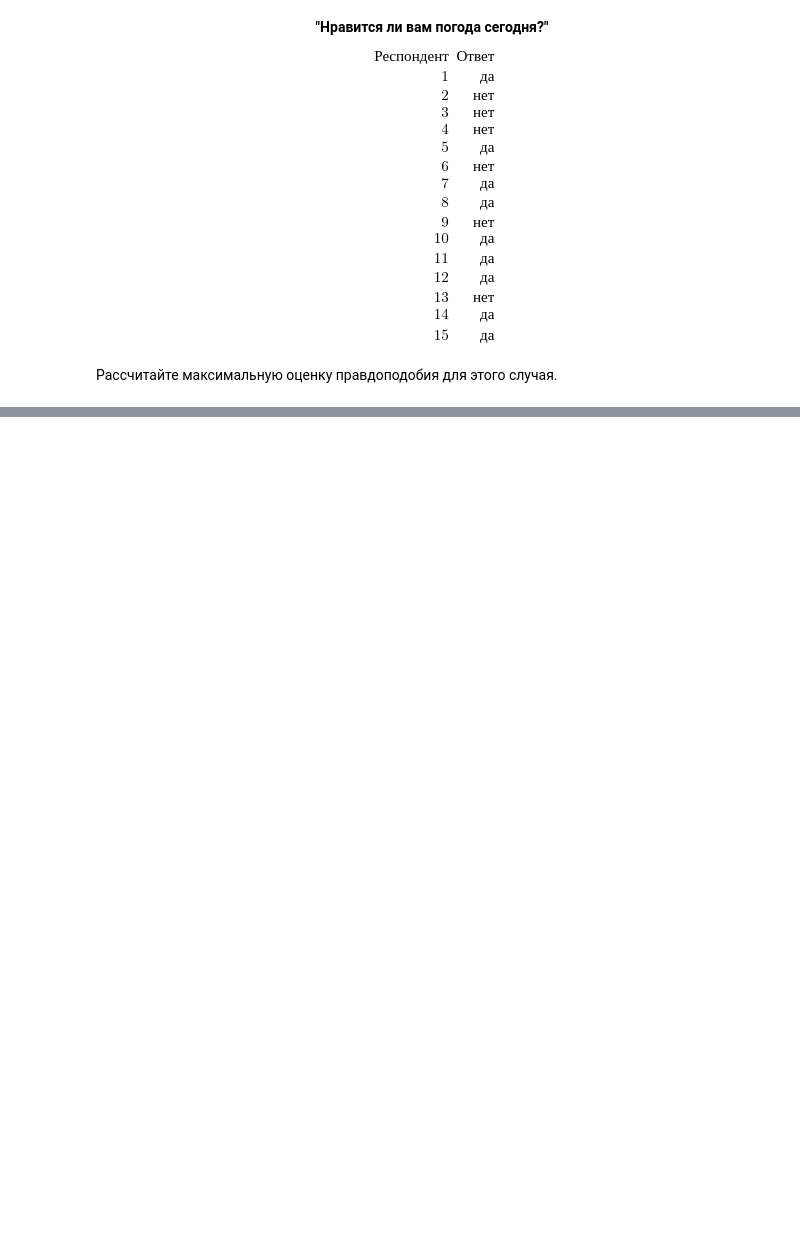
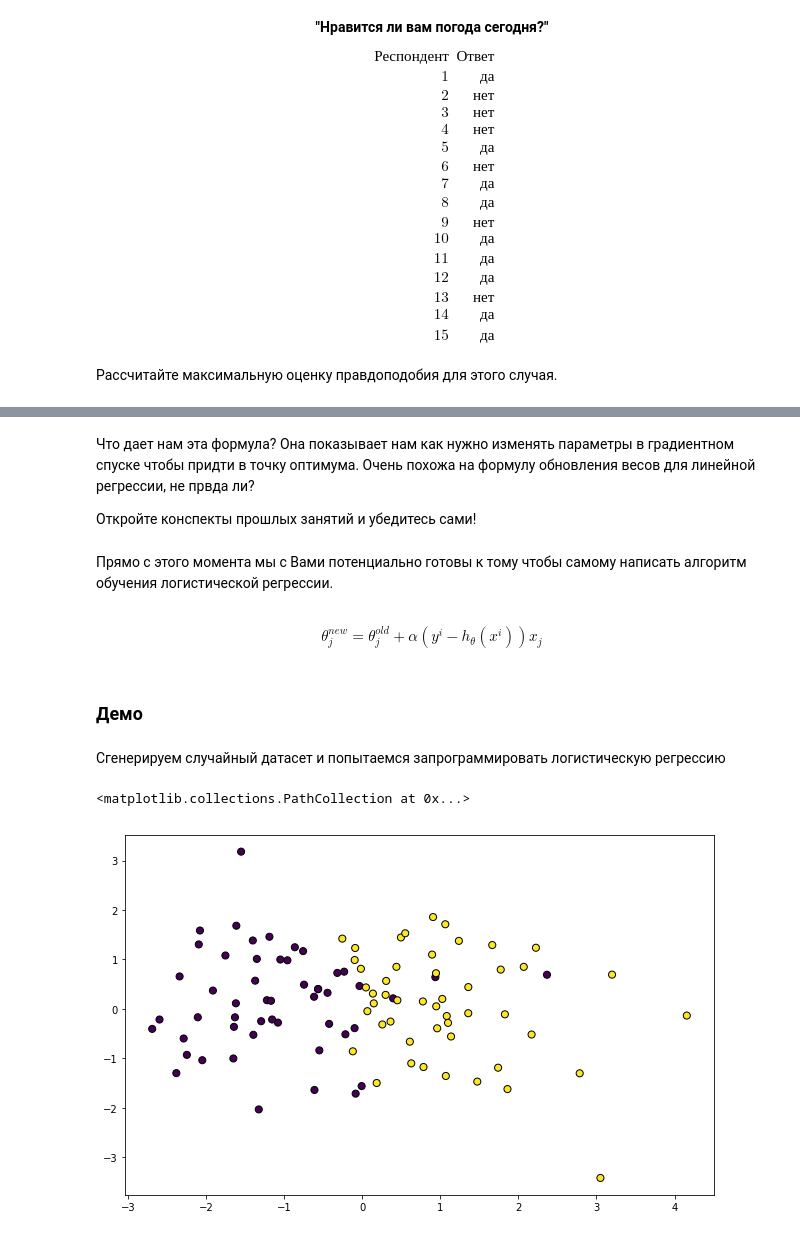
Before and after one commit to shakhova/BananaML, a Jupyter notebook: 11th_21.01.18/LogReg1.ipynb, the cells around one changed output, grey strips where cells are left out. Cells and saved outputs as stored; diff of their text form; code cells hidden in the pictures; blank space fills up the shorter version.

```diff
--- a/11th_21.01.18/LogReg1.ipynb
+++ b/11th_21.01.18/LogReg1.ipynb
@@ -176,0 +248,29 @@ $p = 0.7$ - и вот она, максимальная оценка правдо
+# %% [markdown]
+Что дает нам эта формула? Она показывает нам как нужно изменять параметры в градиентном спуске чтобы придти в точку оптимума. Очень похожа на формулу обновления весов для линейной регрессии, не првда ли?
+
+Откройте конспекты прошлых занятий и убедитесь сами!
+# %% [markdown]
+Прямо с этого момента мы с Вами потенциально готовы к тому чтобы самому написать алгоритм обучения логистической регрессии.
+# %% [markdown]
+$$ \theta_j ^ {new} = \theta_j ^ {old} + \alpha (y^{i} - h_{\theta}(x^{i})) x_j$$
+# %% [markdown]
+### Демо
+# %% [markdown]
+Сгенерируем случайный датасет и попытаемся запрограммировать логистическую регрессию
+# %%
+%matplotlib inline
+
+import matplotlib.pyplot as plt
+
+from sklearn.datasets import make_classification
+from sklearn.datasets import make_blobs
+from sklearn.datasets import make_gaussian_quantiles
+
+plt.figure(figsize=(20, 20))
+plt.subplots_adjust(bottom=.05, top=.9, left=.05, right=.95)
+plt.subplot(321)
+X1, Y1 = make_classification(n_features=2, n_redundant=0, n_informative=1, n_clusters_per_class=1)
+plt.scatter(X1[:, 0], X1[:, 1], marker='o', c=Y1, s=50, edgecolor='k')
+# %% [output]
+<matplotlib.collections.PathCollection at 0x...>
+[figure, added]
```
Also changed, not shown: parts of 10 cells of this notebook, 2 other files.
